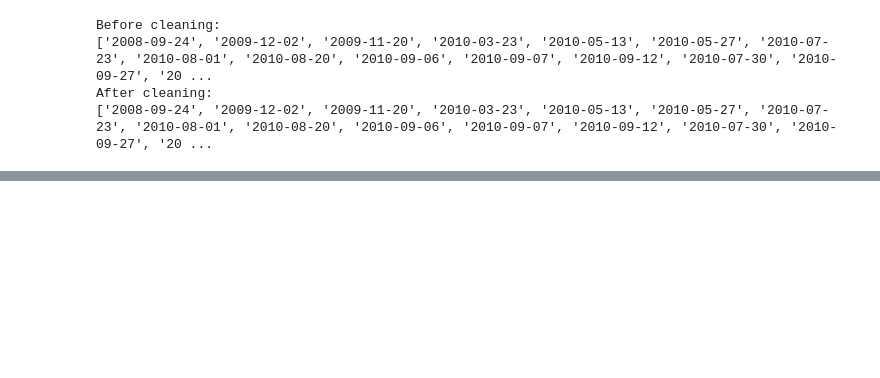
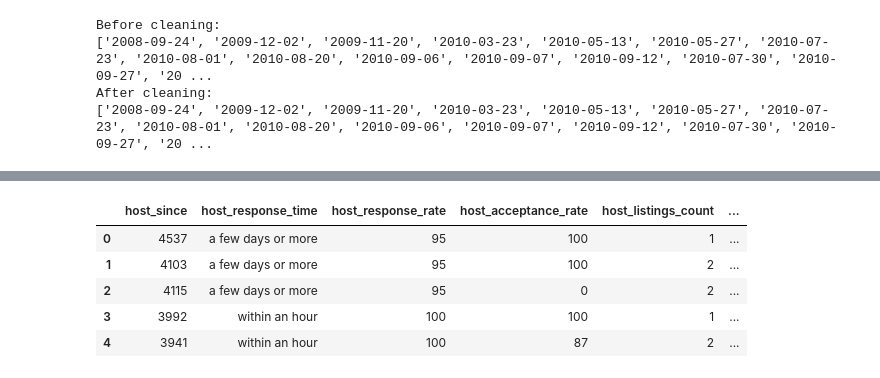
Before and after one commit to pkenil96/CSE564-Visualisation, a Jupyter notebook: Assignment1/notebooks/DATA_CLEANING.ipynb, the cells around one changed output, grey strips where cells are left out. Cells and saved outputs as stored; diff of their text form; code cells hidden in the pictures; blank space fills up the shorter version.

```diff
--- a/Assignment1/notebooks/DATA_CLEANING.ipynb
+++ b/Assignment1/notebooks/DATA_CLEANING.ipynb
@@ -163,0 +148,8 @@ data['how_old'] = pd.Timestamp.now().normalize() - data['host_since']
+# %%
+# data wrangling: there are few attributes in the data which have percentage sign, dollar sign along with
+# the numerical values, hence they cannot be used to perform numerical calc. So we need to clean these cols
+data['host_response_rate_temp'] = list(map(lambda x: x[:-1], data['host_response_rate'].values))
+data['host_response_rate_temp'] = [float(x) for x in data['host_response_rate_temp'].values]
+data['host_response_rate'] = data['host_response_rate_temp']
+data = data.drop('host_response_rate_temp', axis=1, errors='ignore')
+print(data['host_response_rate'])
@@ -164,3 +169,6 @@ data['how_old'] = pd.Timestamp.now().normalize() - data['host_since']
 # %%
-## By this time the data is clean enough to perform analysis
-## Saving this data to the new file
+data['host_acceptance_rate_temp'] = list(map(lambda x: x[:-1], data['host_acceptance_rate'].values))
+data['host_acceptance_rate_temp'] = [float(x) for x in data['host_acceptance_rate_temp'].values]
+data['host_acceptance_rate'] = data['host_acceptance_rate_temp']
+data = data.drop('host_acceptance_rate_temp', axis=1, errors='ignore')
+print(data['host_response_rate'])
@@ -166,0 +188,6 @@ data['how_old'] = pd.Timestamp.now().normalize() - data['host_since']
+# %%
+data['price_temp'] = list(map(lambda x: x[1:].replace(',',''), data['price'].values))
+data['price_temp'] = [float(x) for x in data['price_temp'].values]
+data['price'] = data['price_temp']
+data = data.drop('price_temp', axis=1, errors='ignore')
+print(data['price'])
@@ -166,0 +207,26 @@ data['how_old'] = pd.Timestamp.now().normalize() - data['host_since']
+# %%
+data['host_since_temp'] = data['host_since'].astype(str).map(lambda x: x.split(' ')[0])
+data['host_since'] = data['host_since_temp']
+data = data.drop('host_since_temp', axis=1, errors='ignore')
+# %%
+data['host_response_rate_temp'] = data['host_response_rate'].map(lambda x: int(x))
+data['host_response_rate'] = data['host_response_rate_temp']
+data['host_acceptance_rate_temp'] = data['host_acceptance_rate'].map(lambda x: int(x))
+data['host_acceptance_rate'] = data['host_acceptance_rate_temp']
+data['host_listings_count_temp'] = data['host_listings_count'].map(lambda x: int(x))
+data['host_listings_count'] = data['host_listings_count_temp']
+data['beds_temp'] = data['beds'].map(lambda x: int(x))
+data['beds'] = data['beds_temp']
+data['price_temp'] = data['price'].map(lambda x: int(x))
+data['price'] = data['price_temp']
+data['instant_bookable_temp'] = data['instant_bookable'].map(lambda x: 'Available' if random.randint(0,1)==0 else 'Not Available')
+data['instant_bookable'] = data['instant_bookable_temp']
+data = data.drop(['host_response_rate_temp', 'host_acceptance_rate_temp', 'beds_temp', 'price_temp', 'instant_bookable_temp', 'host_listings_count_temp'], axis=1, errors='ignore')
+data.head()
+# %% [output]
+|  | host_since | host_response_time | host_response_rate | host_acceptance_rate | host_listings_count | ... |
+| 0 | 4537 | a few days or more | 95 | 100 | 1 | ... |
+| 1 | 4103 | a few days or more | 95 | 100 | 2 | ... |
+| 2 | 4115 | a few days or more | 95 | 0 | 2 | ... |
+| 3 | 3992 | within an hour | 100 | 100 | 1 | ... |
+| 4 | 3941 | within an hour | 100 | 87 | 2 | ... |
```
Also changed, not shown: parts of 15 cells of this notebook, 8 other files.
